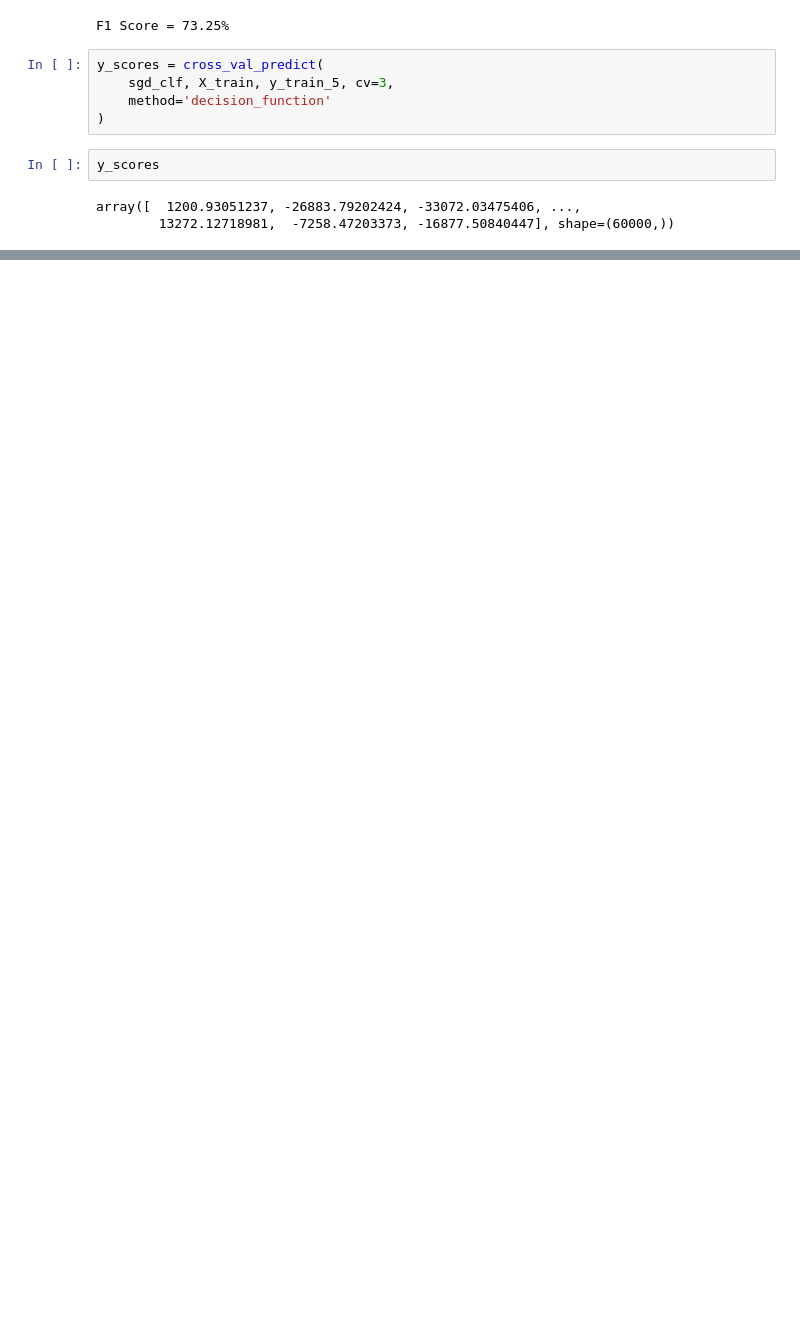
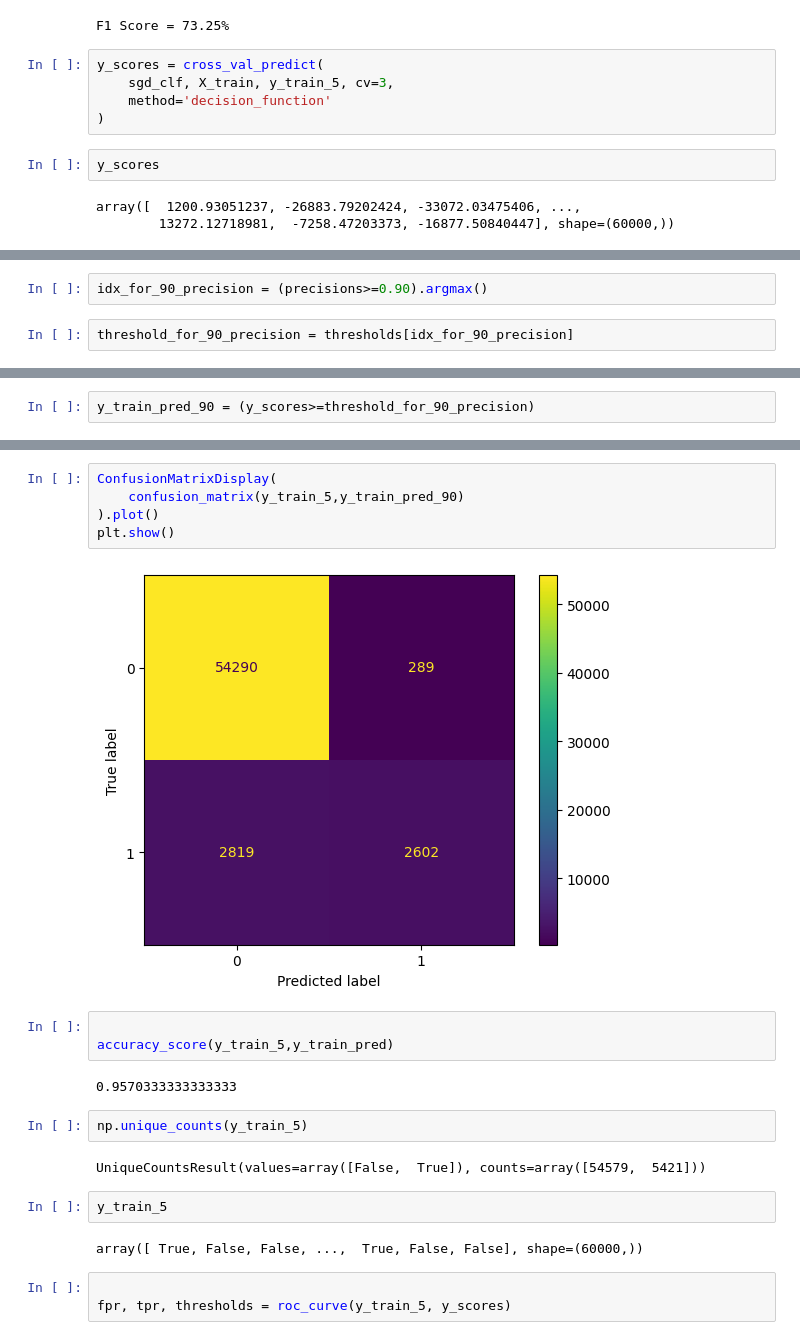
Before and after one commit to BUFONJOKER/hands-on-ml-ch3, a Jupyter notebook: main.ipynb, the cells around one changed output, grey strips where cells are left out. Cells and saved outputs as stored; diff of their text form; blank space fills up the shorter version.

```diff
--- a/main.ipynb
+++ b/main.ipynb
@@ -204,0 +275,4 @@ array([  1200.93051237, -26883.79202424, -33072.03475406, ...,
+# %%
+idx_for_90_precision = (precisions>=0.90).argmax()
+# %%
+threshold_for_90_precision = thresholds[idx_for_90_precision]
@@ -204,0 +283,2 @@ array([  1200.93051237, -26883.79202424, -33072.03475406, ...,
+# %%
+y_train_pred_90 = (y_scores>=threshold_for_90_precision)
@@ -204,0 +298,23 @@ array([  1200.93051237, -26883.79202424, -33072.03475406, ...,
+# %%
+ConfusionMatrixDisplay(
+    confusion_matrix(y_train_5,y_train_pred_90)
+).plot()
+plt.show()
+# %% [output]
+[figure, added]
+# %%
+
+accuracy_score(y_train_5,y_train_pred)
+# %% [output]
+0.9570333333333333
+# %%
+np.unique_counts(y_train_5)
+# %% [output]
+UniqueCountsResult(values=array([False,  True]), counts=array([54579,  5421]))
+# %%
+y_train_5
+# %% [output]
+array([ True, False, False, ...,  True, False, False], shape=(60000,))
+# %%
+
+fpr, tpr, thresholds = roc_curve(y_train_5, y_scores)
```
Also changed, not shown: parts of 51 cells of this notebook, 2 other files.
